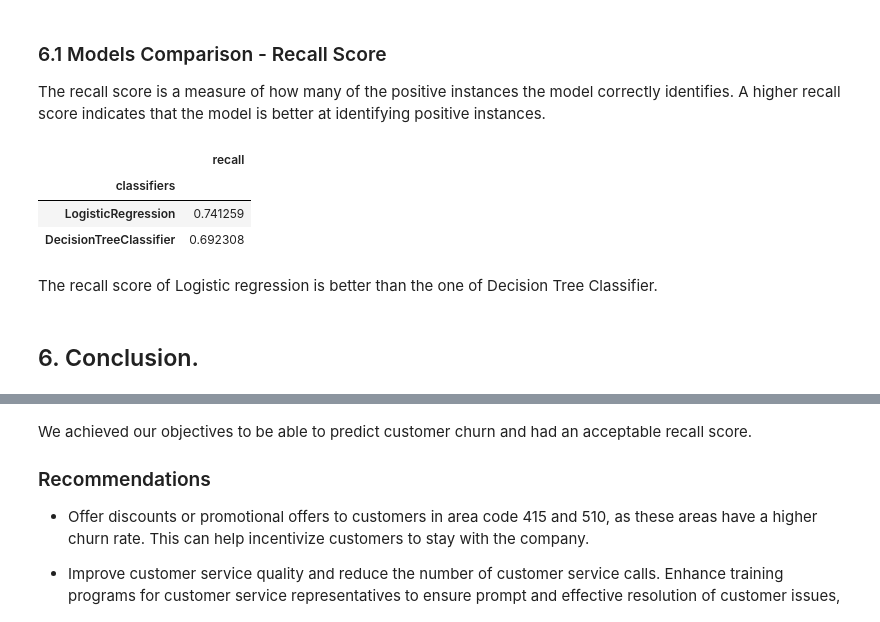
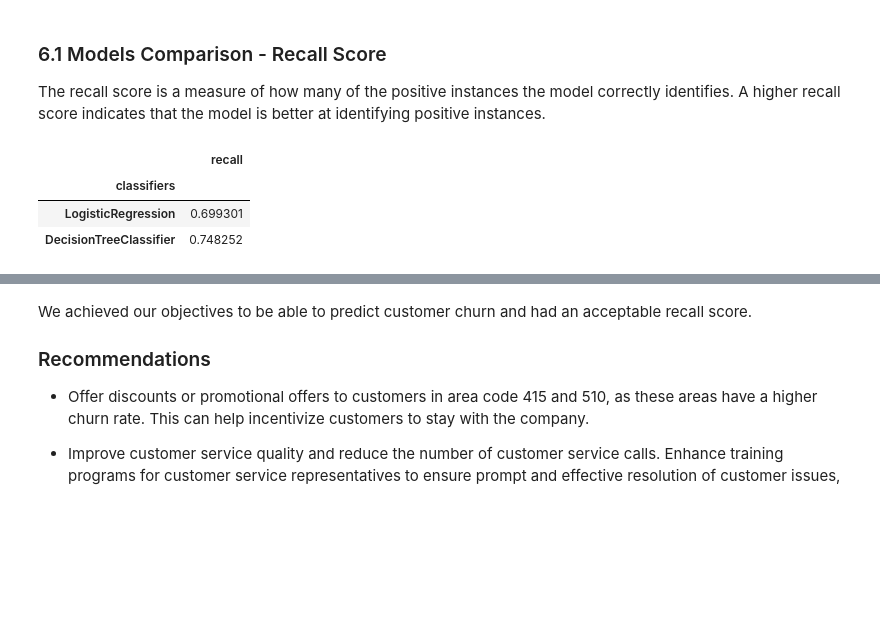
Before and after one commit to Nzoki/PHASE-3-PROJECT, a Jupyter notebook: index.ipynb, the cells around one changed output, grey strips where cells are left out. Cells and saved outputs as stored; diff of their text form; code cells hidden in the pictures; blank space fills up the shorter version.

Commit message:
model evaluation completed

```diff
--- a/index.ipynb
+++ b/index.ipynb
@@ -582,33 +582,29 @@ The recall score is a measure of how many of the positive instances the model co
 # %%
 np.random.seed(42)
 
 classifiers = [LogisticRegression(),
                DecisionTreeClassifier(),
 ]
 
 # Define a result table as a DataFrame
 result_table = pd.DataFrame(columns=['classifiers', 'recall'])
 
 # Train the models and record the results
 for cls in classifiers:
-    model = cls.fit(resampled_x_train, resampled_y_train)
+    model = cls.fit(X_train_resampled, y_train_resampled)
     y_pred = model.predict(X_test)
 
     recall = recall_score(y_test, y_pred)
 
     result_table = result_table.append({'classifiers': cls.__class__.__name__,
                                         'recall': recall}, ignore_index=True)
 
 # Set name of the classifiers as index labels
 result_table.set_index('classifiers', inplace=True)
 
 result_table
 # %% [output]
 |  | recall |
 | classifiers |  |
-| LogisticRegression | 0.741259 |
-| DecisionTreeClassifier | 0.692308 |
+| LogisticRegression | 0.699301 |
+| DecisionTreeClassifier | 0.748252 |
-# %% [markdown]
-The recall score of Logistic regression is better than the one of Decision Tree Classifier.
-# %% [markdown]
-## 6. Conclusion.
```
Also changed, not shown: parts of 9 cells of this notebook.
